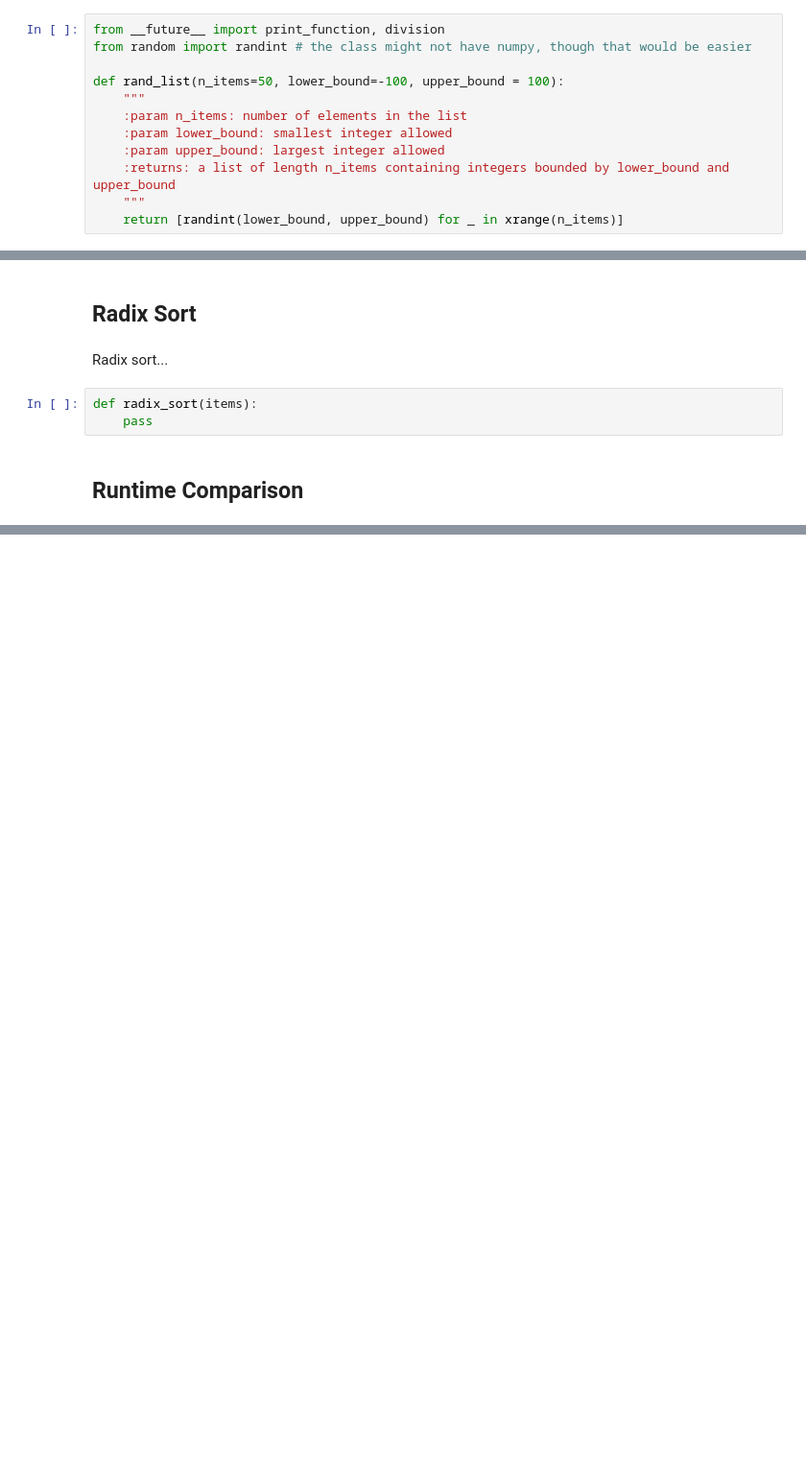
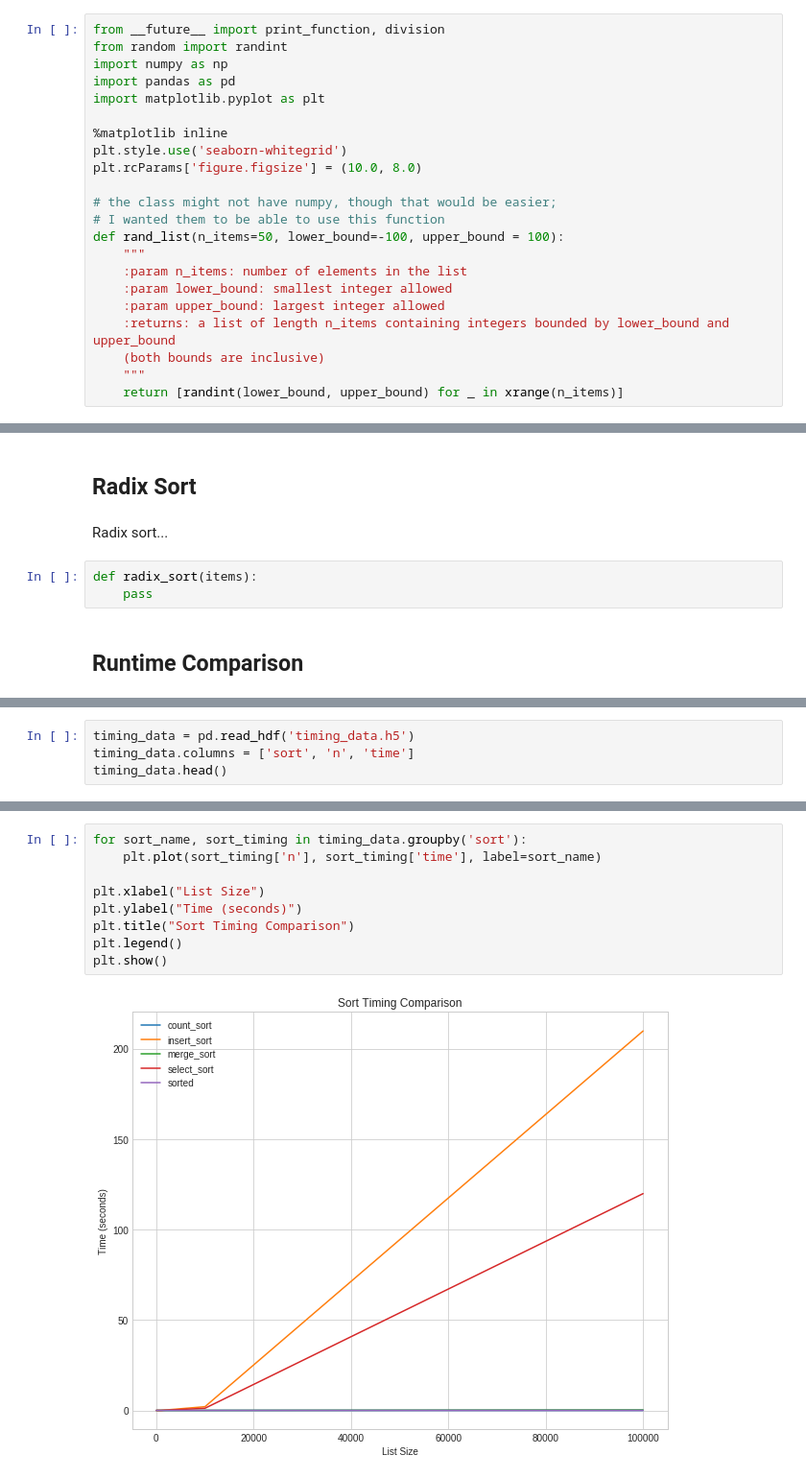
Before and after one commit to neighthan/algorithms_practice, a Jupyter notebook: sorting.ipynb, the cells around one changed output, grey strips where cells are left out. Shown at 96% size. Drawn from its saved outputs; the diff is of its cells as text; blank space fills up the shorter version.

```diff
--- a/sorting.ipynb
+++ b/sorting.ipynb
@@ -4,13 +4,23 @@
 # %%
 from __future__ import print_function, division
-from random import randint # the class might not have numpy, though that would be easier
+from random import randint
+import numpy as np
+import pandas as pd
+import matplotlib.pyplot as plt
 
+%matplotlib inline
+plt.style.use('seaborn-whitegrid')
+plt.rcParams['figure.figsize'] = (10.0, 8.0)
+
+# the class might not have numpy, though that would be easier;
+# I wanted them to be able to use this function
 def rand_list(n_items=50, lower_bound=-100, upper_bound = 100):
     """
     :param n_items: number of elements in the list
     :param lower_bound: smallest integer allowed
     :param upper_bound: largest integer allowed
     :returns: a list of length n_items containing integers bounded by lower_bound and upper_bound
+    (both bounds are inclusive)
     """
     return [randint(lower_bound, upper_bound) for _ in xrange(n_items)]
 # %% [markdown]
@@ -227,0 +279,4 @@ Runtime comparison with a list of length 1,000.
+# %%
+timing_data = pd.read_hdf('timing_data.h5')
+timing_data.columns = ['sort', 'n', 'time']
+timing_data.head()
@@ -227,0 +290,11 @@ Runtime comparison with a list of length 1,000.
+# %%
+for sort_name, sort_timing in timing_data.groupby('sort'):
+    plt.plot(sort_timing['n'], sort_timing['time'], label=sort_name)
+
+plt.xlabel("List Size")
+plt.ylabel("Time (seconds)")
+plt.title("Sort Timing Comparison")
+plt.legend()
+plt.show()
+# %% [output]
+[figure, added]
```
Also changed, not shown: parts of 39 cells of this notebook, 1 other file.
